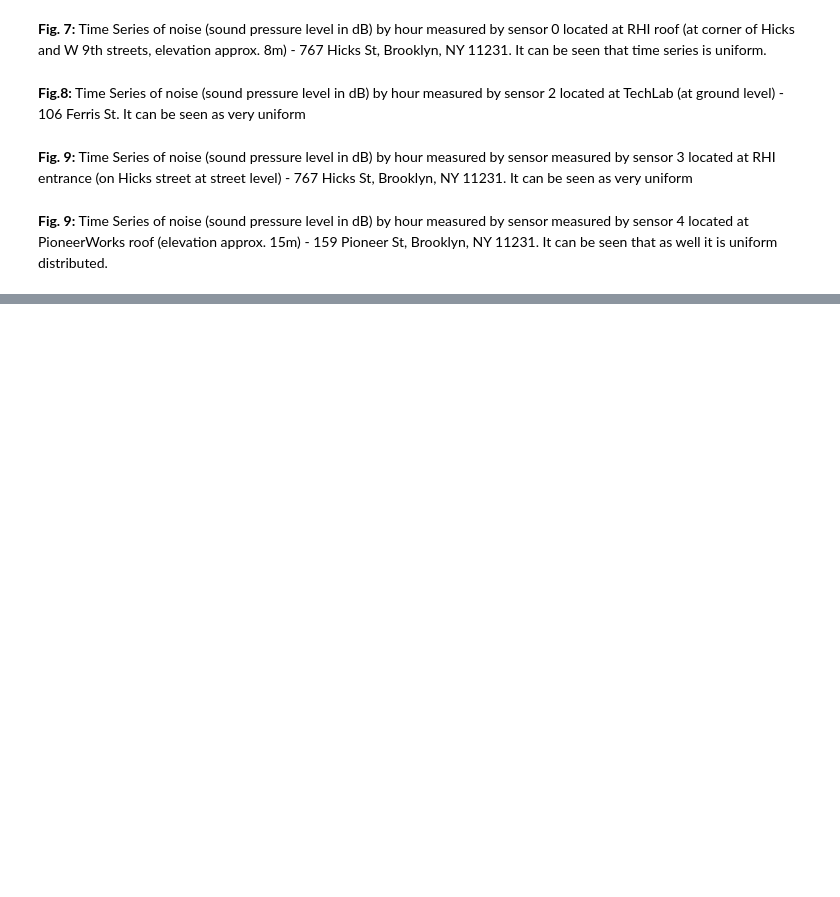
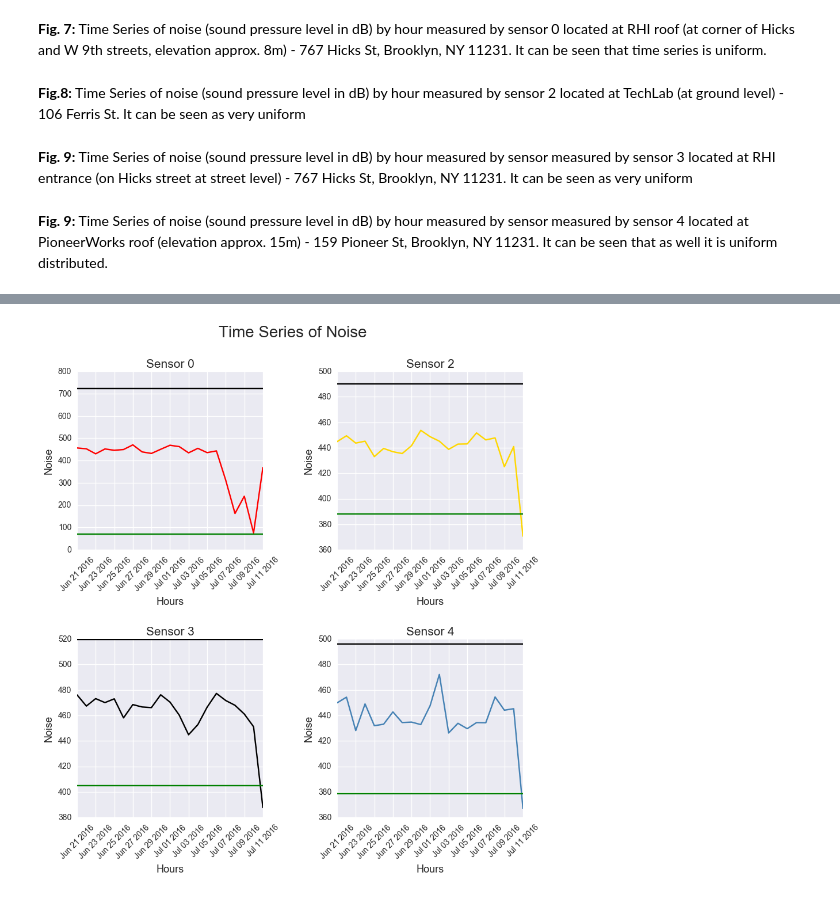
Before and after one commit to esanzglez/Air_Quality_Analysis, a Jupyter notebook: Air_Quality_Sensor_Analysis.ipynb, the cells around one changed output, grey strips where cells are left out. Cells and saved outputs as stored; diff of their text form; code cells hidden in the pictures; blank space fills up the shorter version.

```diff
--- a/Air_Quality_Sensor_Analysis.ipynb
+++ b/Air_Quality_Sensor_Analysis.ipynb
@@ -262,0 +551,68 @@ plt.show()
+# %%
+thresholds0 = [sensor_spl_date0['spl'].mean() + 3 * sensor_spl_date0['spl'].std(),
+              sensor_spl_date0['spl'].mean() - 3 * sensor_spl_date0['spl'].std()]
+
+thresholds2 = [sensor_spl_date2['spl'].mean() + 3 * sensor_spl_date2['spl'].std(),
+              sensor_spl_date2['spl'].mean() - 3 * sensor_spl_date2['spl'].std()]
+
+thresholds3 = [sensor_spl_date3['spl'].mean() + 3 * sensor_spl_date3['spl'].std(),
+              sensor_spl_date3['spl'].mean() - 3 * sensor_spl_date3['spl'].std()]
+
+thresholds4 = [sensor_spl_date4['spl'].mean() + 3 * sensor_spl_date4['spl'].std(),
+              sensor_spl_date4['spl'].mean() - 3 * sensor_spl_date4['spl'].std()]
+# %%
+fs = 15
+
+fig, axes = plt.subplots(ncols=2, nrows=2, figsize=(10, 10))
+
+ax = axes[0,0]
+
+ax.plot(sensor_spl_date0.spl, color="Red", label ='sensor 0')
+ax.plot([ax.get_xlim()[0], ax.get_xlim()[1]], [thresholds0[0], thresholds0[0]], color='k', label = 'uppper thresold')
+ax.plot([ax.get_xlim()[0], ax.get_xlim()[1]], [thresholds0[1], thresholds0[1]], color='green', label = 'lower thresold')
+
+ax.set_xlabel("Hours", fontsize=fs-2)
+ax.set_ylabel("Noise", fontsize=fs-2)
+ax.set_title('Sensor 0', fontsize=fs)
+
+ax = axes[0,1]
+ax.plot(sensor_spl_date2.spl, color="Gold", label ='sensor 2')
+ax.plot([ax.get_xlim()[0], ax.get_xlim()[1]], [thresholds2[0], thresholds2[0]], color='k')
+ax.plot([ax.get_xlim()[0], ax.get_xlim()[1]], [thresholds2[1], thresholds2[1]], color='green', label = 'lower thresold')
+
+ax.set_xlabel("Hours", fontsize=fs-2)
+ax.set_ylabel("Noise", fontsize=fs-2)
+ax.set_title('Sensor 2', fontsize=fs)
+
+
+ax = axes[1,0]
+ax.plot(sensor_spl_date3.spl, color="Black", label ='sensor 3')
+
+ax.plot([ax.get_xlim()[0], ax.get_xlim()[1]], [thresholds3[0], thresholds3[0]], color='k')
+ax.plot([ax.get_xlim()[0], ax.get_xlim()[1]], [thresholds3[1], thresholds3[1]], color='green', label = 'lower thresold')
+
+ax.set_xlabel("Hours", fontsize=fs-2)
+ax.set_ylabel("Noise", fontsize=fs-2)
+ax.set_title('Sensor 3', fontsize=fs)
+
+ax = axes[1,1]
+
+ax.plot(sensor_spl_date4.spl, color="SteelBlue", label ='sensor 4')
+ax.plot([ax.get_xlim()[0], ax.get_xlim()[1]], [thresholds4[0], thresholds4[0]], color='k')
+ax.plot([ax.get_xlim()[0], ax.get_xlim()[1]], [thresholds4[1], thresholds4[1]], color='green', label = 'lower thresold')
+
+ax.set_xlabel("Hours", fontsize=fs-2)
+ax.set_ylabel("Noise", fontsize=fs-2)
+ax.set_title('Sensor 4', fontsize=fs)
+
+
+fig.suptitle('Time Series of Noise', fontsize=fs+5)
+fig.subplots_adjust(wspace = 0.4 , hspace = 0.5)
+
+for ax in fig.axes:
+    plt.sca(ax)
+    plt.xticks(rotation=45)
+
+plt.show()
+# %% [output]
+[figure, added]
```
Also changed, not shown: parts of 25 cells of this notebook.
